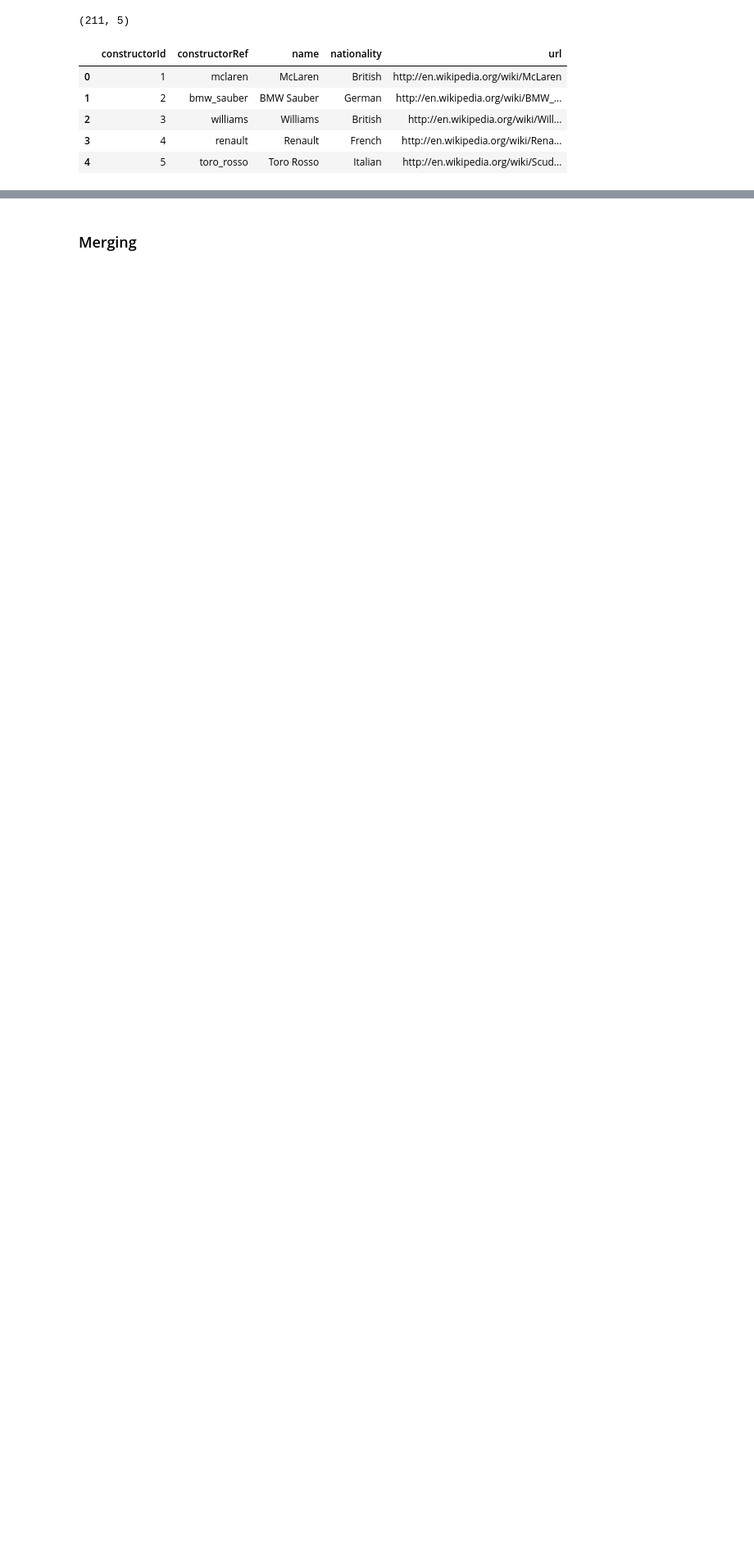
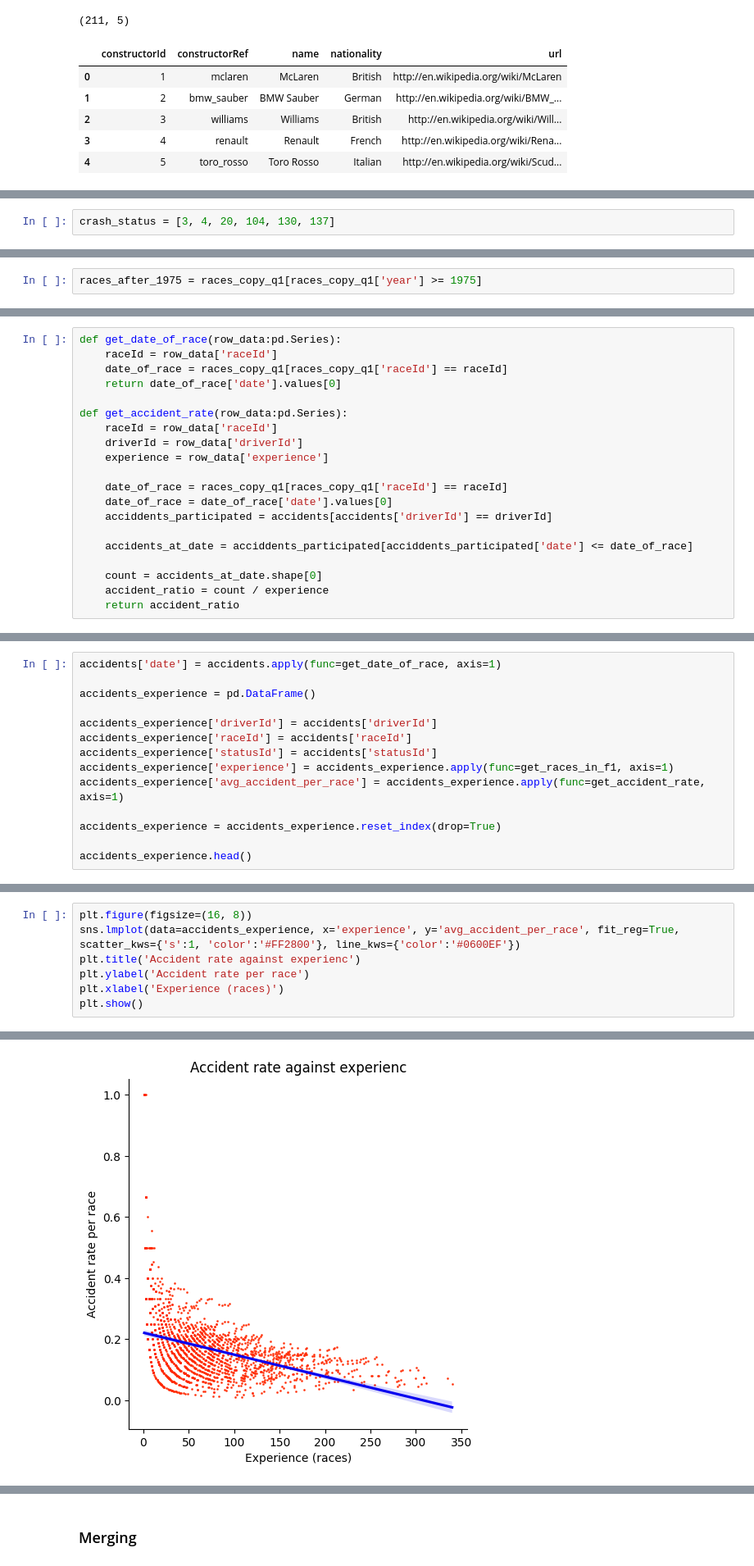
Before and after one commit to MatthewFoster02/The-Formula-Behind-Formula-1-Driven-By-Data, a Jupyter notebook: src/data_madness_group_44.ipynb, the cells around one changed output, grey strips where cells are left out. Shown at 82% size. Drawn from its saved outputs; the diff is of its cells as text; blank space fills up the shorter version.

```diff
--- a/src/data_madness_group_44.ipynb
+++ b/src/data_madness_group_44.ipynb
@@ -128,0 +188,2 @@ status.head()
+# %%
+crash_status = [3, 4, 20, 104, 130, 137]
@@ -128,0 +201,2 @@ status.head()
+# %%
+races_after_1975 = races_copy_q1[races_copy_q1['year'] >= 1975]
@@ -128,0 +220,20 @@ status.head()
+# %%
+def get_date_of_race(row_data:pd.Series):
+    raceId = row_data['raceId']
+    date_of_race = races_copy_q1[races_copy_q1['raceId'] == raceId]
+    return date_of_race['date'].values[0]
+
+def get_accident_rate(row_data:pd.Series):
+    raceId = row_data['raceId']
+    driverId = row_data['driverId']
+    experience = row_data['experience']
+
+    date_of_race = races_copy_q1[races_copy_q1['raceId'] == raceId]
+    date_of_race = date_of_race['date'].values[0]
+    acciddents_participated = accidents[accidents['driverId'] == driverId]
+
+    accidents_at_date = acciddents_participated[acciddents_participated['date'] <= date_of_race]
+
+    count = accidents_at_date.shape[0]
+    accident_ratio = count / experience
+    return accident_ratio
@@ -128,0 +242,14 @@ status.head()
+# %%
+accidents['date'] = accidents.apply(func=get_date_of_race, axis=1)
+
+accidents_experience = pd.DataFrame()
+
+accidents_experience['driverId'] = accidents['driverId']
+accidents_experience['raceId'] = accidents['raceId']
+accidents_experience['statusId'] = accidents['statusId']
+accidents_experience['experience'] = accidents_experience.apply(func=get_races_in_f1, axis=1)
+accidents_experience['avg_accident_per_race'] = accidents_experience.apply(func=get_accident_rate, axis=1)
+
+accidents_experience = accidents_experience.reset_index(drop=True)
+
+accidents_experience.head()
@@ -128,0 +267,8 @@ status.head()
+# %%
+plt.figure(figsize=(16, 8))
+sns.lmplot(data=accidents_experience, x='experience', y='avg_accident_per_race', fit_reg=True, scatter_kws={'s':1, 'color':'#FF2800'}, line_kws={'color':'#0600EF'})
+plt.title('Accident rate against experienc')
+plt.ylabel('Accident rate per race')
+plt.xlabel('Experience (races)')
+plt.show()
+# %% [output]
@@ -128,0 +276 @@ status.head()
+[figure, added]
```
Also changed, not shown: parts of 32 cells of this notebook, 1 other file.
